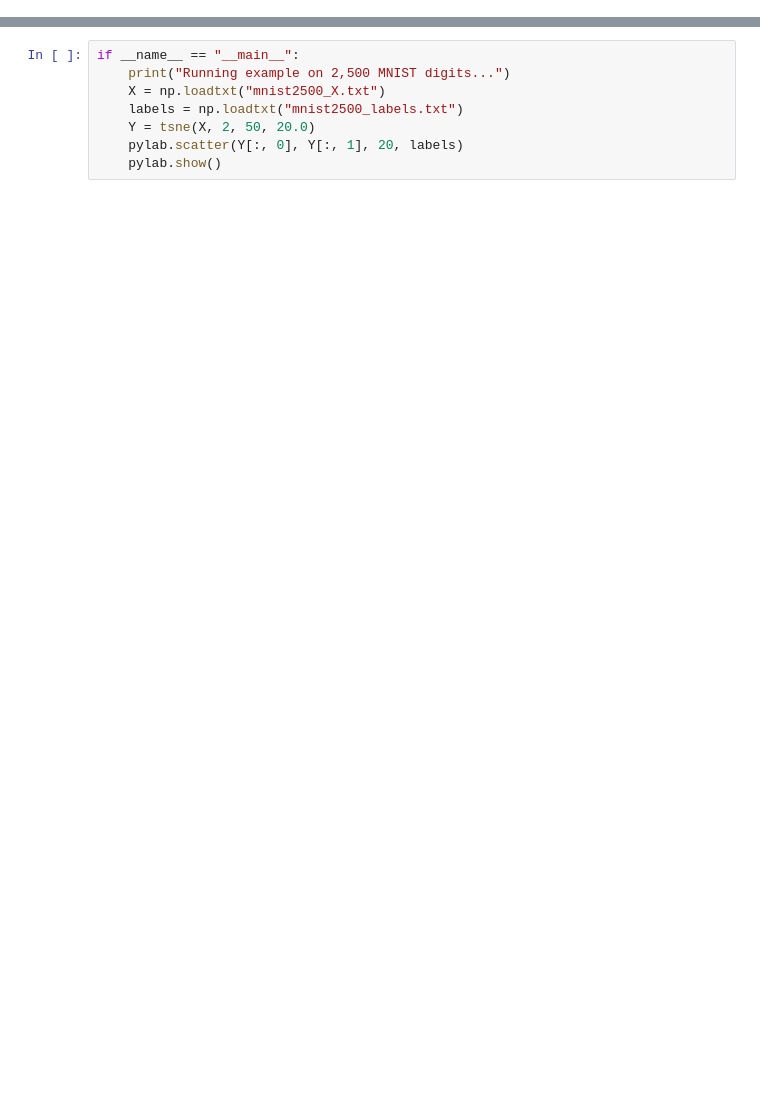
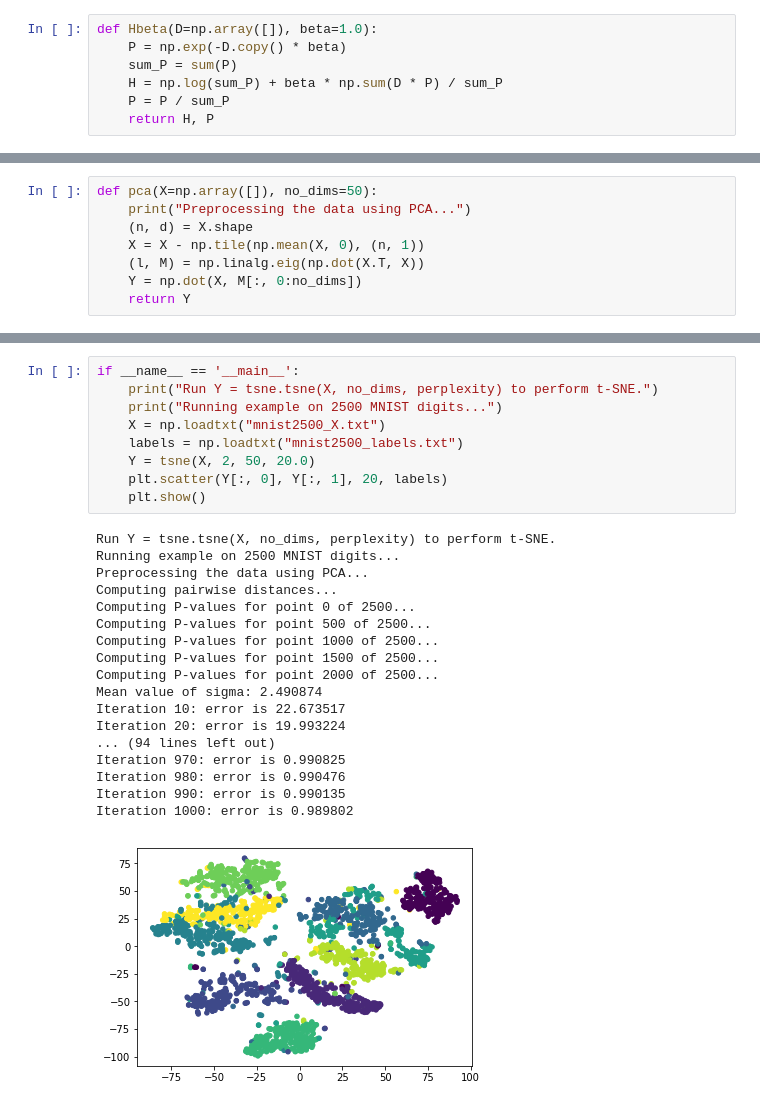
Before and after one commit to khulaifi95/ACS, a Jupyter notebook: IDA/Lab/Lab05/t-SNE.ipynb, the cells around one changed output, grey strips where cells are left out. Drawn from its saved outputs; the diff is of its cells as text; blank space fills up the shorter version.

```diff
--- a/IDA/Lab/Lab05/t-SNE.ipynb
+++ b/IDA/Lab/Lab05/t-SNE.ipynb
@@ -29,0 +5,7 @@ NameError: name 'mfcc_features' is not defined
+# %%
+def Hbeta(D=np.array([]), beta=1.0):
+    P = np.exp(-D.copy() * beta)
+    sum_P = sum(P)
+    H = np.log(sum_P) + beta * np.sum(D * P) / sum_P
+    P = P / sum_P
+    return H, P
@@ -29,0 +57,8 @@ NameError: name 'mfcc_features' is not defined
+# %%
+def pca(X=np.array([]), no_dims=50):
+    print("Preprocessing the data using PCA...")
+    (n, d) = X.shape
+    X = X - np.tile(np.mean(X, 0), (n, 1))
+    (l, M) = np.linalg.eig(np.dot(X.T, X))
+    Y = np.dot(X, M[:, 0:no_dims])
+    return Y
@@ -30,8 +123,28 @@ NameError: name 'mfcc_features' is not defined
 # %%
-if __name__ == "__main__":
-    print("Running example on 2,500 MNIST digits...")
+if __name__ == '__main__':
+    print("Run Y = tsne.tsne(X, no_dims, perplexity) to perform t-SNE.")
+    print("Running example on 2500 MNIST digits...")
     X = np.loadtxt("mnist2500_X.txt")
     labels = np.loadtxt("mnist2500_labels.txt")
     Y = tsne(X, 2, 50, 20.0)
-    pylab.scatter(Y[:, 0], Y[:, 1], 20, labels)
-    pylab.show()
+    plt.scatter(Y[:, 0], Y[:, 1], 20, labels)
+    plt.show()
+# %% [output]
+Run Y = tsne.tsne(X, no_dims, perplexity) to perform t-SNE.
+Running example on 2500 MNIST digits...
+Preprocessing the data using PCA...
+Computing pairwise distances...
+Computing P-values for point 0 of 2500...
+Computing P-values for point 500 of 2500...
+Computing P-values for point 1000 of 2500...
+Computing P-values for point 1500 of 2500...
+Computing P-values for point 2000 of 2500...
+Mean value of sigma: 2.490874
+Iteration 10: error is 22.673517
+Iteration 20: error is 19.993224
+... (94 lines left out)
+Iteration 970: error is 0.990825
+Iteration 980: error is 0.990476
+Iteration 990: error is 0.990135
+Iteration 1000: error is 0.989802
+[figure, added]
```
Also changed, not shown: parts of 4 cells of this notebook, 6 other files.
